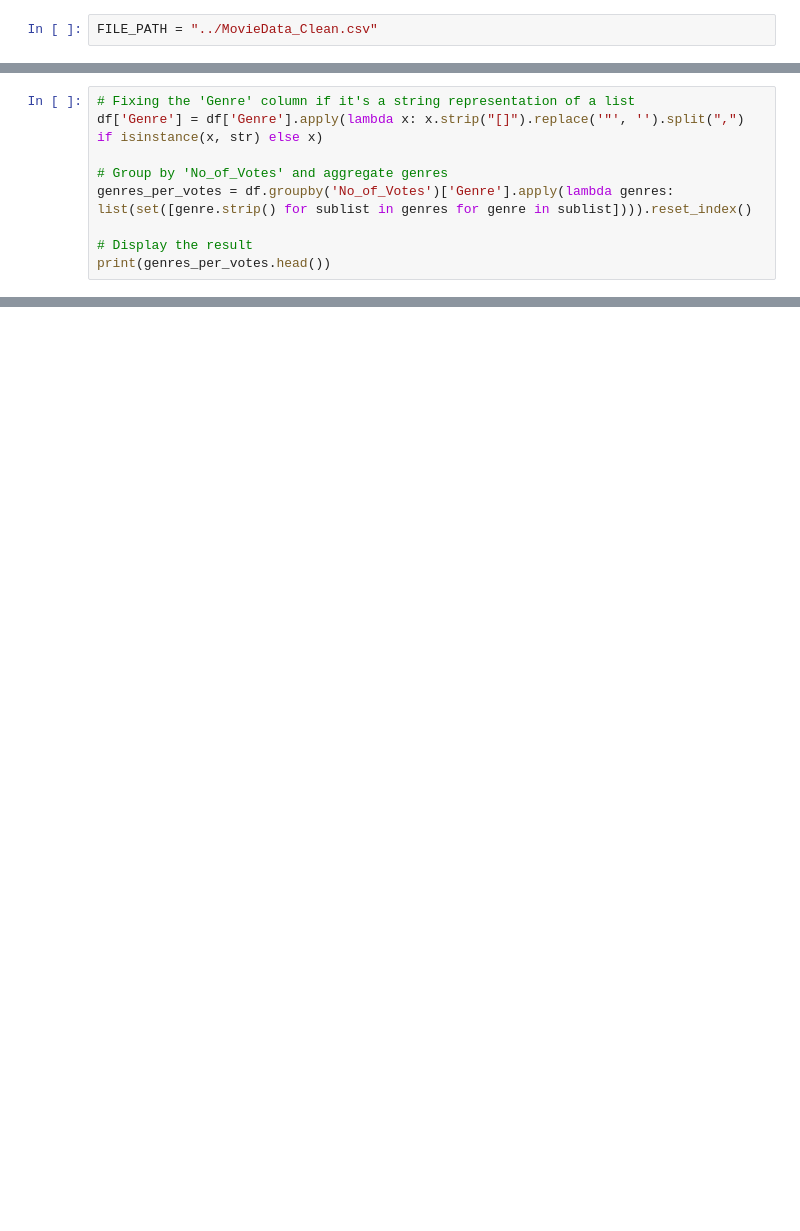
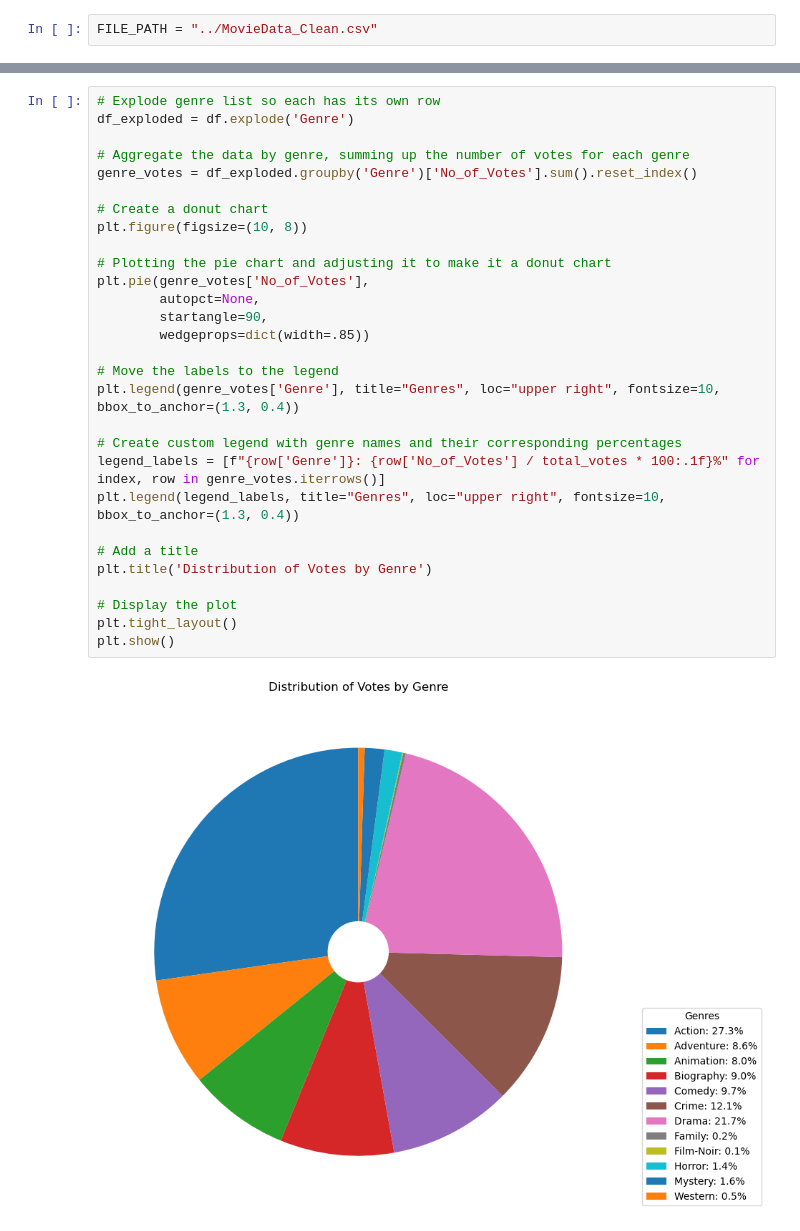
Before and after one commit to DubJay4Life/Project1_Group7, a Jupyter notebook: Gorgina_work/question3.ipynb, the cells around one changed output, grey strips where cells are left out. Saved outputs shown, nothing was run; the diff lists cells and outputs as text; blank space fills up the shorter version.

```diff
--- a/Gorgina_work/question3.ipynb
+++ b/Gorgina_work/question3.ipynb
@@ -45,9 +30,0 @@ print(type(df['Genre'].iloc[0]))
-# %%
-# Fixing the 'Genre' column if it's a string representation of a list
-df['Genre'] = df['Genre'].apply(lambda x: x.strip("[]").replace('"', '').split(",") if isinstance(x, str) else x)
-
-# Group by 'No_of_Votes' and aggregate genres
-genres_per_votes = df.groupby('No_of_Votes')['Genre'].apply(lambda genres: list(set([genre.strip() for sublist in genres for genre in sublist]))).reset_index()
-
-# Display the result
-print(genres_per_votes.head())
@@ -79,0 +54,31 @@ plt.show()
+# %%
+# Explode genre list so each has its own row
+df_exploded = df.explode('Genre')
+
+# Aggregate the data by genre, summing up the number of votes for each genre
+genre_votes = df_exploded.groupby('Genre')['No_of_Votes'].sum().reset_index()
+
+# Create a donut chart
+plt.figure(figsize=(10, 8))
+
+# Plotting the pie chart and adjusting it to make it a donut chart
+plt.pie(genre_votes['No_of_Votes'],
+        autopct=None,
+        startangle=90,
+        wedgeprops=dict(width=.85))
+
+# Move the labels to the legend
+plt.legend(genre_votes['Genre'], title="Genres", loc="upper right", fontsize=10, bbox_to_anchor=(1.3, 0.4))
+
+# Create custom legend with genre names and their corresponding percentages
+legend_labels = [f"{row['Genre']}: {row['No_of_Votes'] / total_votes * 100:.1f}%" for index, row in genre_votes.iterrows()]
+plt.legend(legend_labels, title="Genres", loc="upper right", fontsize=10, bbox_to_anchor=(1.3, 0.4))
+
+# Add a title
+plt.title('Distribution of Votes by Genre')
+
+# Display the plot
+plt.tight_layout()
+plt.show()
+# %% [output]
+[figure, added]
```
Also changed, not shown: parts of 9 cells of this notebook.
